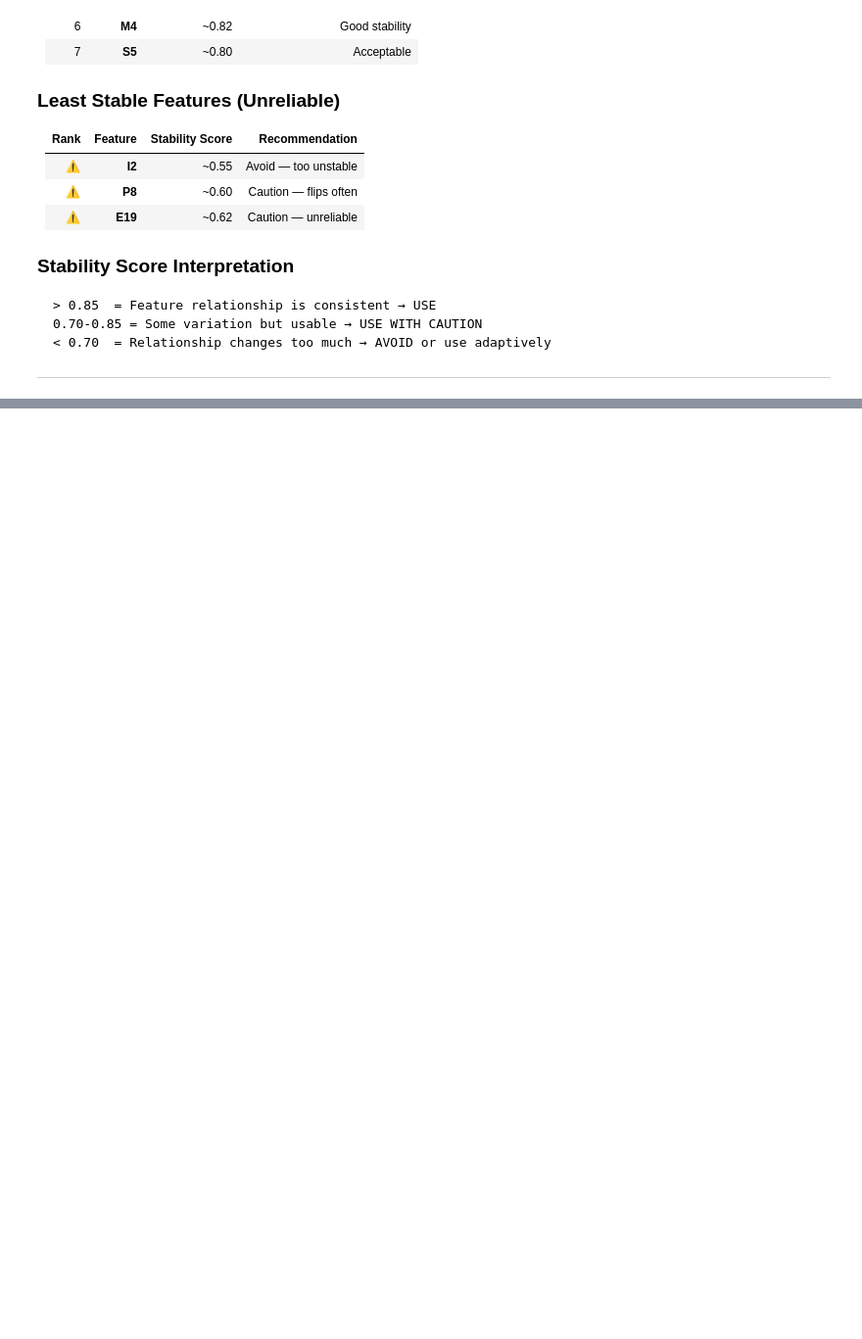
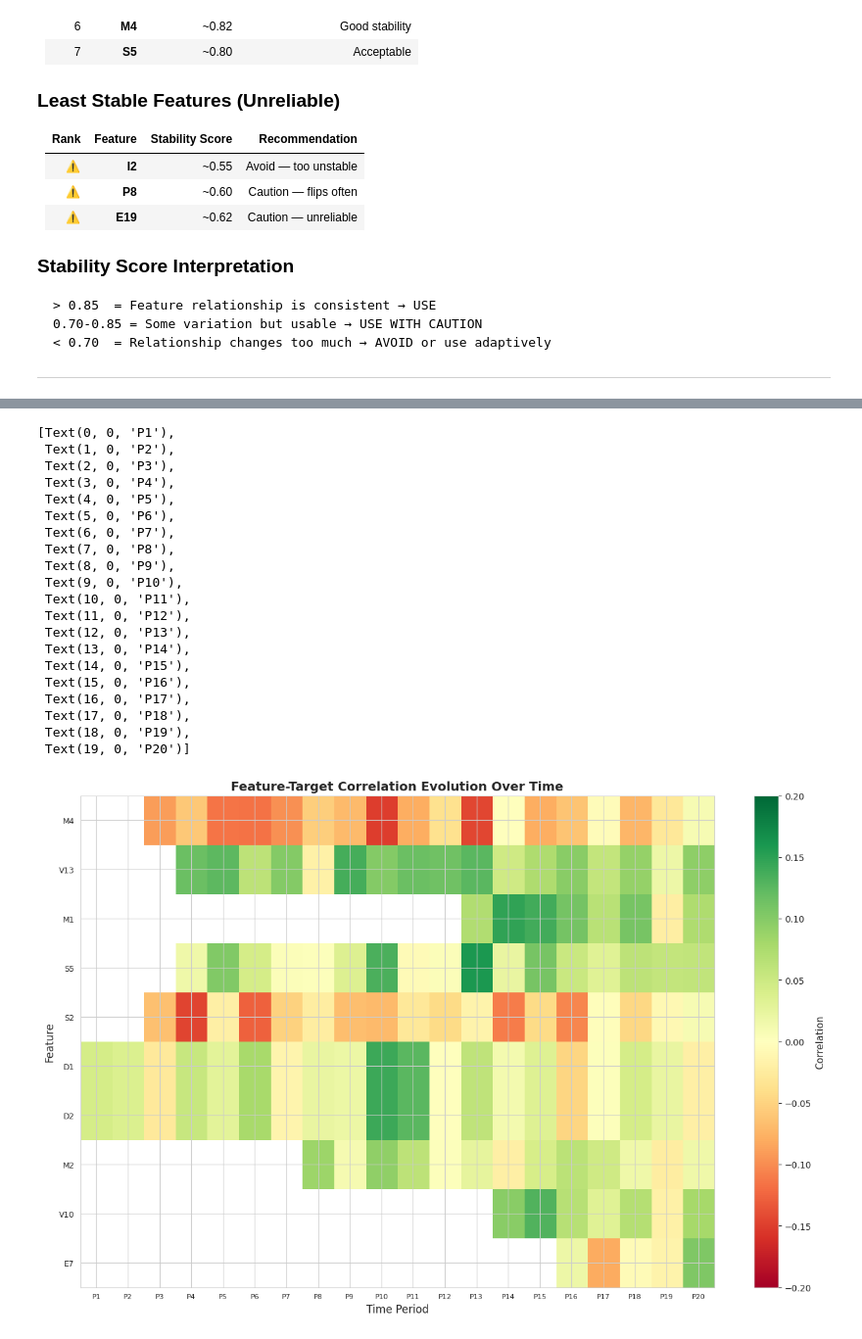
Before and after one commit to tungtokyo1108/Data_Science_Python, a Jupyter notebook: Deep EDA: From Market Efficiency to Alpha Signals.ipynb, the cells around one changed output, grey strips where cells are left out. Shown at 98% size. Cells and saved outputs as stored; diff of their text form; code cells hidden in the pictures; blank space fills up the shorter version.

```diff
--- a/Deep EDA: From Market Efficiency to Alpha Signals.ipynb
+++ b/Deep EDA: From Market Efficiency to Alpha Signals.ipynb
@@ -1460,0 +1524,64 @@ This means: A model trained on Period 1 would SHORT when M1 is high
+# %%
+# Figure 3: Correlation Heatmap Over Time
+
+# Create a matrix of correlations over time periods
+n_time_bins = 20
+time_bin_size = len(train) // n_time_bins
+corr_evolution_matrix = np.zeros((len(mi_features), n_time_bins))
+
+for i, feature in enumerate(mi_features):
+    for j in range(n_time_bins):
+        start_idx = j * time_bin_size
+        end_idx = (j + 1) * time_bin_size if j < n_time_bins - 1 else len(train)
+
+        period_data = train.iloc[start_idx:end_idx]
+        valid_mask = period_data[feature].notna()
+
+        if valid_mask.sum() > 30:
+            corr, _ = pearsonr(
+                period_data.loc[valid_mask, feature],
+                period_data.loc[valid_mask, 'market_forward_excess_returns']
+            )
+            corr_evolution_matrix[i, j] = corr
+        else:
+            corr_evolution_matrix[i, j] = np.nan
+
+fig, ax = plt.subplots(figsize=(16, 10))
+im = ax.imshow(corr_evolution_matrix, cmap='RdYlGn', aspect='auto', vmin=-0.2, vmax=0.2)
+
+ax.set_yticks(range(len(mi_features)))
+ax.set_yticklabels(mi_features, fontsize=9)
+ax.set_xlabel('Time Period', fontsize=12)
+ax.set_ylabel('Feature', fontsize=12)
+ax.set_title('Feature-Target Correlation Evolution Over Time', fontsize=14, fontweight='bold')
+
+# Add colorbar
+cbar = plt.colorbar(im, ax=ax)
+cbar.set_label('Correlation', fontsize=11)
+
+# Add time period labels
+period_labels = [f'P{i+1}' for i in range(n_time_bins)]
+ax.set_xticks(range(n_time_bins))
+ax.set_xticklabels(period_labels, fontsize=8)
+# %% [output]
+[Text(0, 0, 'P1'),
+ Text(1, 0, 'P2'),
+ Text(2, 0, 'P3'),
+ Text(3, 0, 'P4'),
+ Text(4, 0, 'P5'),
+ Text(5, 0, 'P6'),
+ Text(6, 0, 'P7'),
+ Text(7, 0, 'P8'),
+ Text(8, 0, 'P9'),
+ Text(9, 0, 'P10'),
+ Text(10, 0, 'P11'),
+ Text(11, 0, 'P12'),
+ Text(12, 0, 'P13'),
+ Text(13, 0, 'P14'),
+ Text(14, 0, 'P15'),
+ Text(15, 0, 'P16'),
+ Text(16, 0, 'P17'),
+ Text(17, 0, 'P18'),
+ Text(18, 0, 'P19'),
+ Text(19, 0, 'P20')]
+[figure, added]
```
Also changed, not shown: parts of 1 cell of this notebook.
